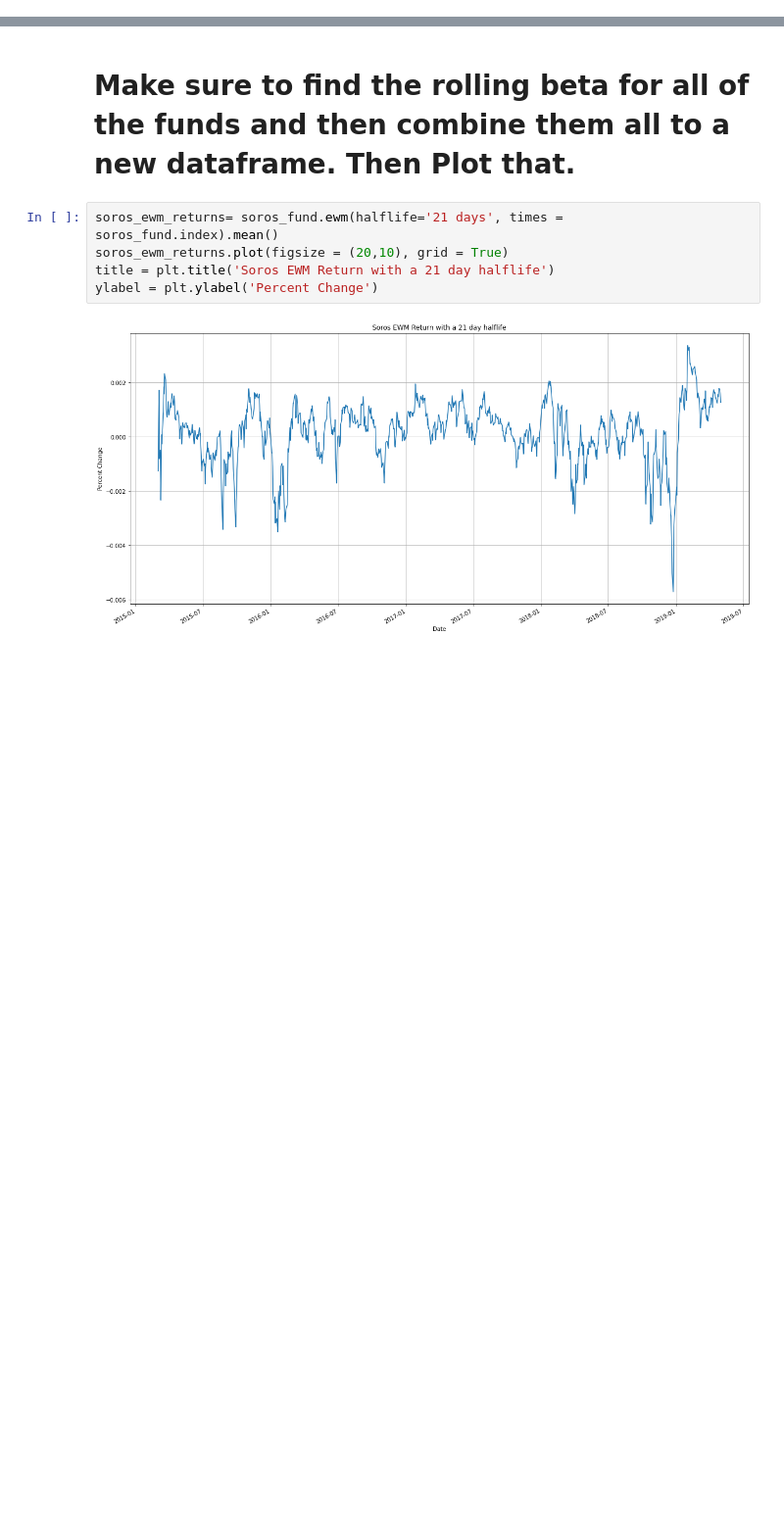
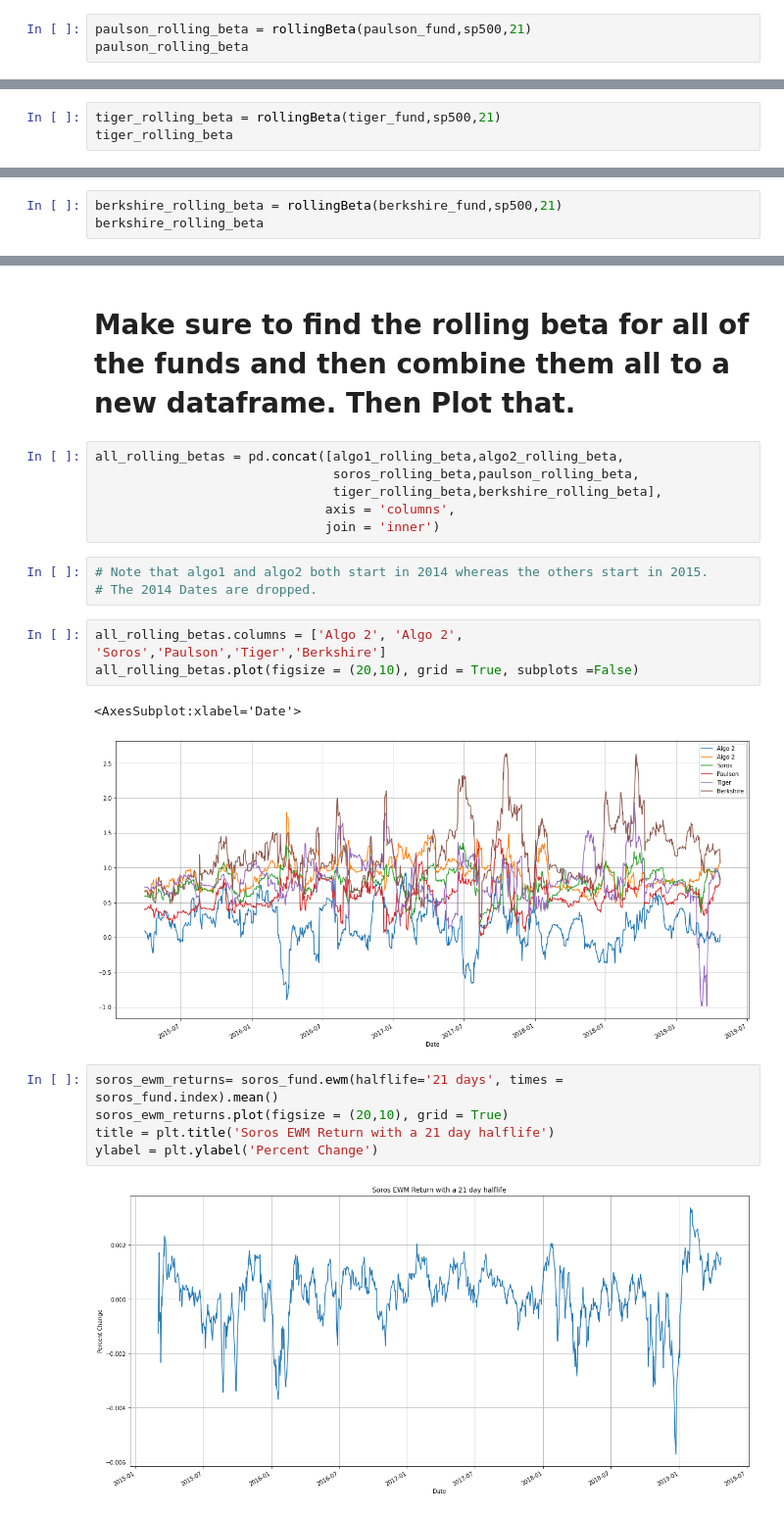
Before and after one commit to Tylryan/Portfolio_Analysis, a Jupyter notebook: Untitled.ipynb, the cells around one changed output, grey strips where cells are left out. Shown at 98% size. Saved outputs shown, nothing was run; the diff lists cells and outputs as text; blank space fills up the shorter version.

```diff
--- a/Untitled.ipynb
+++ b/Untitled.ipynb
@@ -282,0 +384,3 @@ berkshire_beta
+# %%
+paulson_rolling_beta = rollingBeta(paulson_fund,sp500,21)
+paulson_rolling_beta
@@ -282,0 +401,3 @@ berkshire_beta
+# %%
+tiger_rolling_beta = rollingBeta(tiger_fund,sp500,21)
+tiger_rolling_beta
@@ -282,0 +418,3 @@ berkshire_beta
+# %%
+berkshire_rolling_beta = rollingBeta(berkshire_fund,sp500,21)
+berkshire_rolling_beta
@@ -283,5 +435,20 @@ berkshire_beta
 # %% [markdown]
 # Make sure to find the rolling beta for all of the funds and then combine them all to a new dataframe. Then Plot that.
+# %%
+all_rolling_betas = pd.concat([algo1_rolling_beta,algo2_rolling_beta,
+                               soros_rolling_beta,paulson_rolling_beta,
+                               tiger_rolling_beta,berkshire_rolling_beta],
+                              axis = 'columns',
+                              join = 'inner')
+# %%
+# Note that algo1 and algo2 both start in 2014 whereas the others start in 2015.
+# The 2014 Dates are dropped.
+# %%
+all_rolling_betas.columns = ['Algo 2', 'Algo 2', 'Soros','Paulson','Tiger','Berkshire']
+all_rolling_betas.plot(figsize = (20,10), grid = True, subplots =False)
+# %% [output]
+<AxesSubplot:xlabel='Date'>
+[figure, added]
 # %%
 soros_ewm_returns= soros_fund.ewm(halflife='21 days', times = soros_fund.index).mean()
 soros_ewm_returns.plot(figsize = (20,10), grid = True)
```
Also changed, not shown: parts of 21 cells of this notebook, 1 other file.
